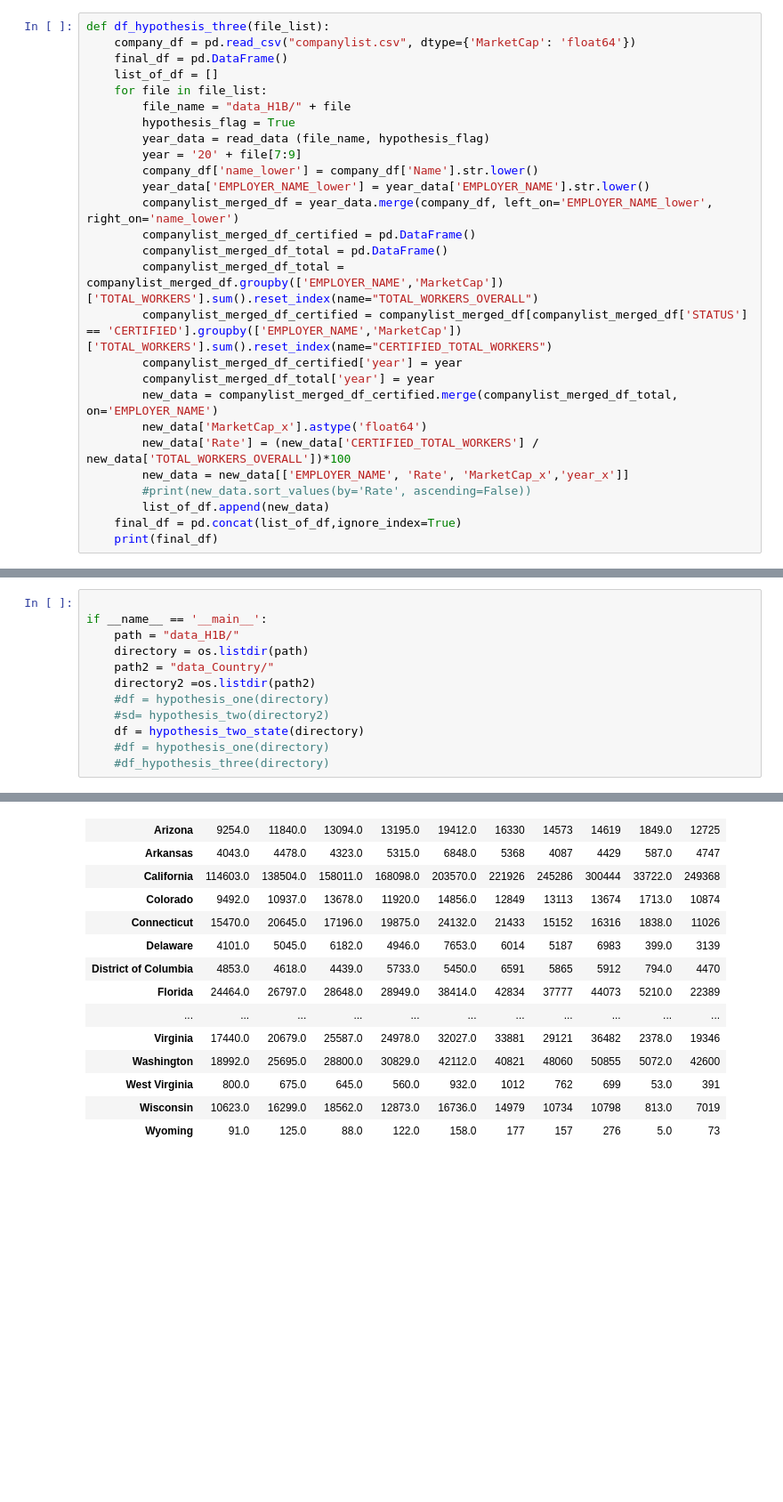
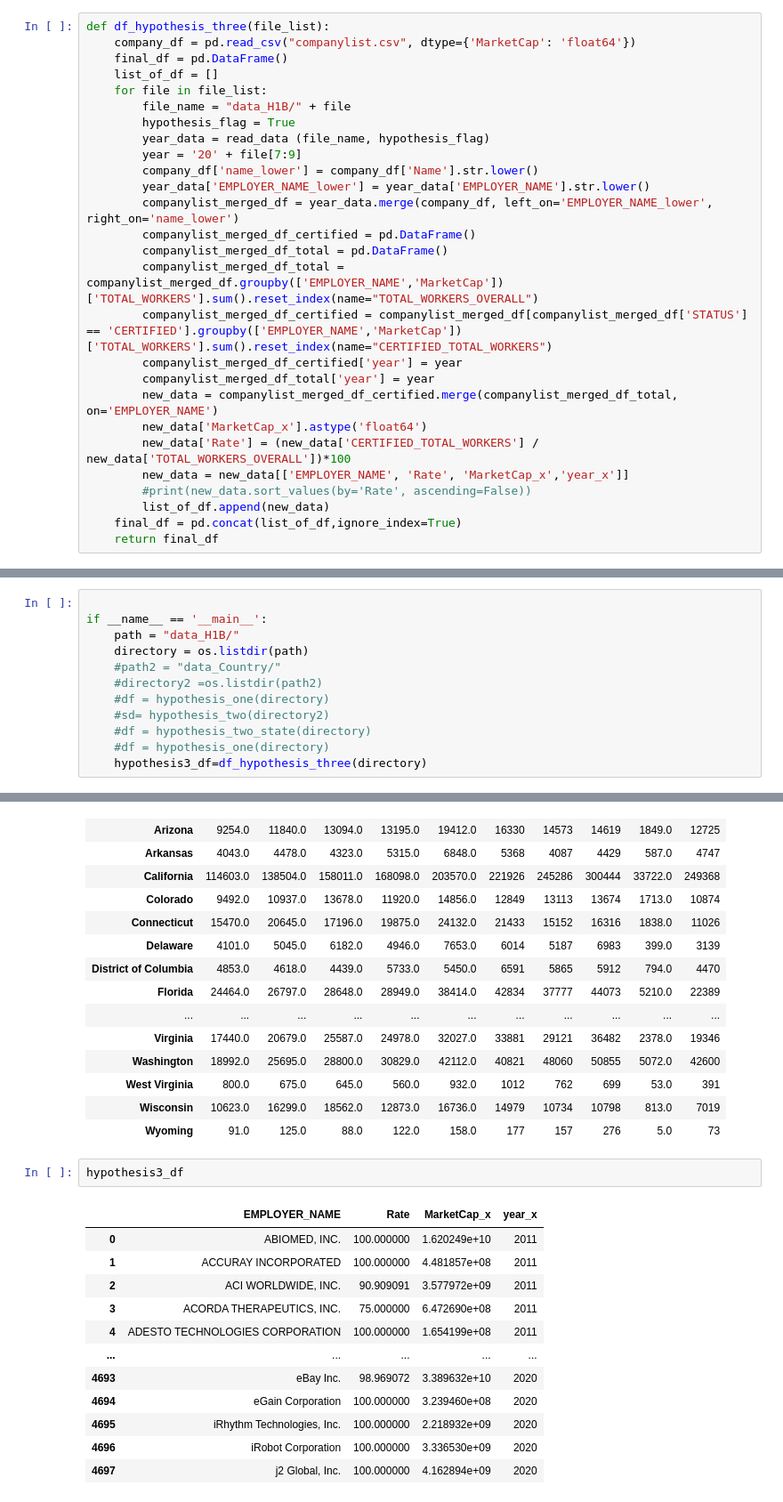
Before and after one commit to Surb22/2021_Spring_finals-1, a Jupyter notebook: main.ipynb, the cells around one changed output, grey strips where cells are left out. Shown at 89% size. Drawn from its saved outputs; the diff is of its cells as text; blank space fills up the shorter version.

Commit message:
modifying hypothesis 3 function

```diff
--- a/main.ipynb
+++ b/main.ipynb
@@ -129,7 +129,7 @@ def df_hypothesis_three(file_list):
         #print(new_data.sort_values(by='Rate', ascending=False))
         list_of_df.append(new_data)
     final_df = pd.concat(list_of_df,ignore_index=True)
-    print(final_df)
+    return final_df
 # %%
 def hypothesis_two_state_cal(states_data_df, year_df, yy):
     year_df =year_df.merge(states_data_df, how='left', left_on='WORKSITE_STATE', right_on='Abbreviation')
@@ -158,13 +158,13 @@ def hypothesis_two_state(file_list):
 if __name__ == '__main__':
     path = "data_H1B/"
     directory = os.listdir(path)
-    path2 = "data_Country/"
-    directory2 =os.listdir(path2)
+    #path2 = "data_Country/"
+    #directory2 =os.listdir(path2)
     #df = hypothesis_one(directory)
     #sd= hypothesis_two(directory2)
-    df = hypothesis_two_state(directory)
+    #df = hypothesis_two_state(directory)
     #df = hypothesis_one(directory)
-    #df_hypothesis_three(directory)
+    hypothesis3_df=df_hypothesis_three(directory)
 # %%
 df
 # %% [output]
@@ -186,3 +186,18 @@ df
 | West Virginia | 800.0 | 675.0 | 645.0 | 560.0 | 932.0 | 1012 | 762 | 699 | 53.0 | 391 |
 | Wisconsin | 10623.0 | 16299.0 | 18562.0 | 12873.0 | 16736.0 | 14979 | 10734 | 10798 | 813.0 | 7019 |
 | Wyoming | 91.0 | 125.0 | 88.0 | 122.0 | 158.0 | 177 | 157 | 276 | 5.0 | 73 |
+# %%
+hypothesis3_df
+# %% [output]
+|  | EMPLOYER_NAME | Rate | MarketCap_x | year_x |
+| 0 | ABIOMED, INC. | 100.000000 | 1.620249e+10 | 2011 |
+| 1 | ACCURAY INCORPORATED | 100.000000 | 4.481857e+08 | 2011 |
+| 2 | ACI WORLDWIDE, INC. | 90.909091 | 3.577972e+09 | 2011 |
+| 3 | ACORDA THERAPEUTICS, INC. | 75.000000 | 6.472690e+08 | 2011 |
+| 4 | ADESTO TECHNOLOGIES CORPORATION | 100.000000 | 1.654199e+08 | 2011 |
+| ... | ... | ... | ... | ... |
+| 4693 | eBay Inc. | 98.969072 | 3.389632e+10 | 2020 |
+| 4694 | eGain Corporation | 100.000000 | 3.239460e+08 | 2020 |
+| 4695 | iRhythm Technologies, Inc. | 100.000000 | 2.218932e+09 | 2020 |
+| 4696 | iRobot Corporation | 100.000000 | 3.336530e+09 | 2020 |
+| 4697 | j2 Global, Inc. | 100.000000 | 4.162894e+09 | 2020 |
```
Also changed, not shown: parts of 7 cells of this notebook.
